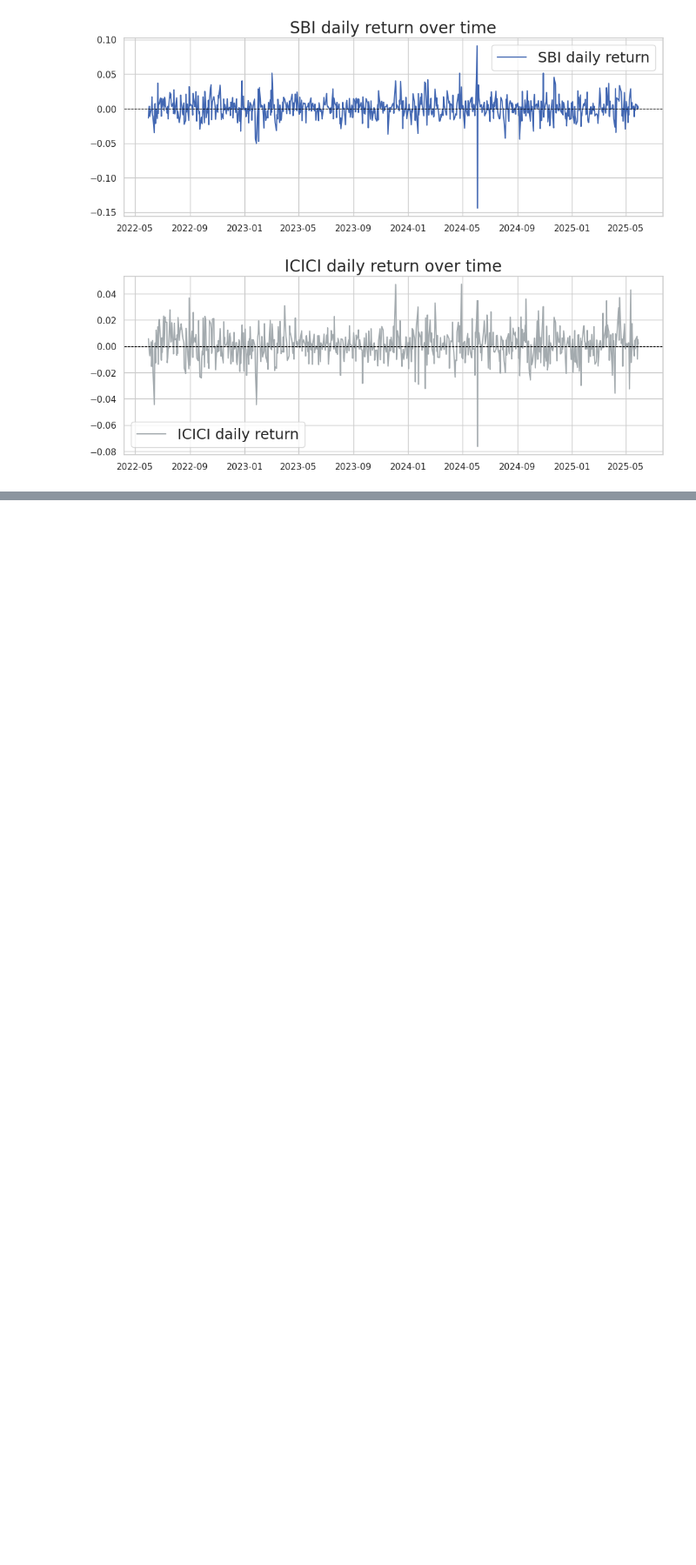
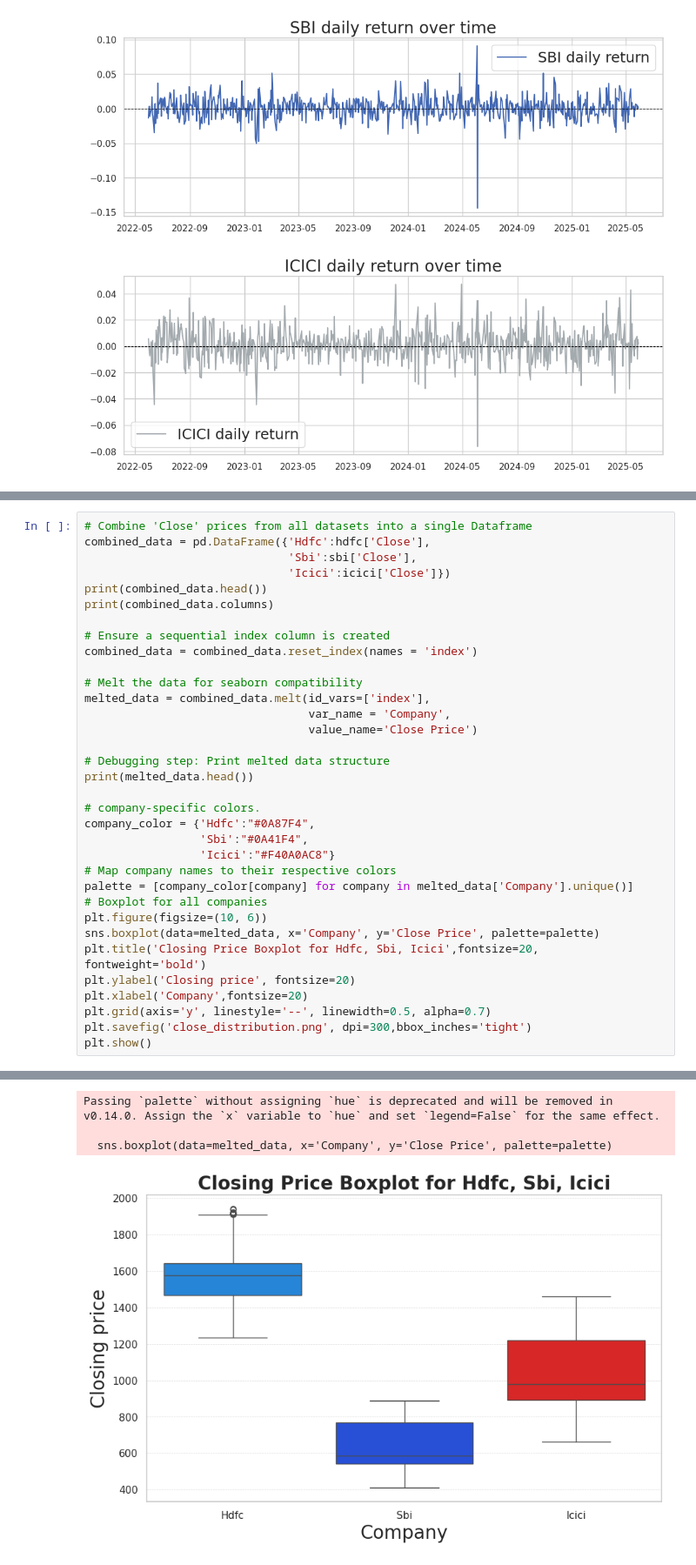
Before and after one commit to akki-theanalyst/stock_price_prediction.model, a Jupyter notebook: EDA/Exploratory data analysis.ipynb, the cells around one changed output, grey strips where cells are left out. Shown at 87% size. Drawn from its saved outputs; the diff is of its cells as text; blank space fills up the shorter version.

```diff
--- a/EDA/Exploratory data analysis.ipynb
+++ b/EDA/Exploratory data analysis.ipynb
@@ -189,0 +306,35 @@ for df, name, col, in zip([hdfc, sbi, icici], ['HDFC', 'SBI', 'ICICI'],["#4285F4
+# %%
+# Combine 'Close' prices from all datasets into a single Dataframe
+combined_data = pd.DataFrame({'Hdfc':hdfc['Close'],
+                              'Sbi':sbi['Close'],
+                              'Icici':icici['Close']})
+print(combined_data.head())
+print(combined_data.columns)
+
+# Ensure a sequential index column is created
+combined_data = combined_data.reset_index(names = 'index')
+
+# Melt the data for seaborn compatibility
+melted_data = combined_data.melt(id_vars=['index'],
+                                 var_name = 'Company',
+                                 value_name='Close Price')
+
+# Debugging step: Print melted data structure
+print(melted_data.head())
+
+# company-specific colors.
+company_color = {'Hdfc':"#0A87F4",
+                 'Sbi':"#0A41F4",
+                 'Icici':"#F40A0AC8"}
+# Map company names to their respective colors
+palette = [company_color[company] for company in melted_data['Company'].unique()]
+# Boxplot for all companies
+plt.figure(figsize=(10, 6))
+sns.boxplot(data=melted_data, x='Company', y='Close Price', palette=palette)
+plt.title('Closing Price Boxplot for Hdfc, Sbi, Icici',fontsize=20, fontweight='bold')
+plt.ylabel('Closing price', fontsize=20)
+plt.xlabel('Company',fontsize=20)
+plt.grid(axis='y', linestyle='--', linewidth=0.5, alpha=0.7)
+plt.savefig('close_distribution.png', dpi=300,bbox_inches='tight')
+plt.show()
+# %% [output]
@@ -189,0 +354,4 @@ for df, name, col, in zip([hdfc, sbi, icici], ['HDFC', 'SBI', 'ICICI'],["#4285F4
+Passing `palette` without assigning `hue` is deprecated and will be removed in v0.14.0. Assign the `x` variable to `hue` and set `legend=False` for the same effect.
+
+  sns.boxplot(data=melted_data, x='Company', y='Close Price', palette=palette)
+[figure, added]
```
Also changed, not shown: parts of 8 cells of this notebook.
